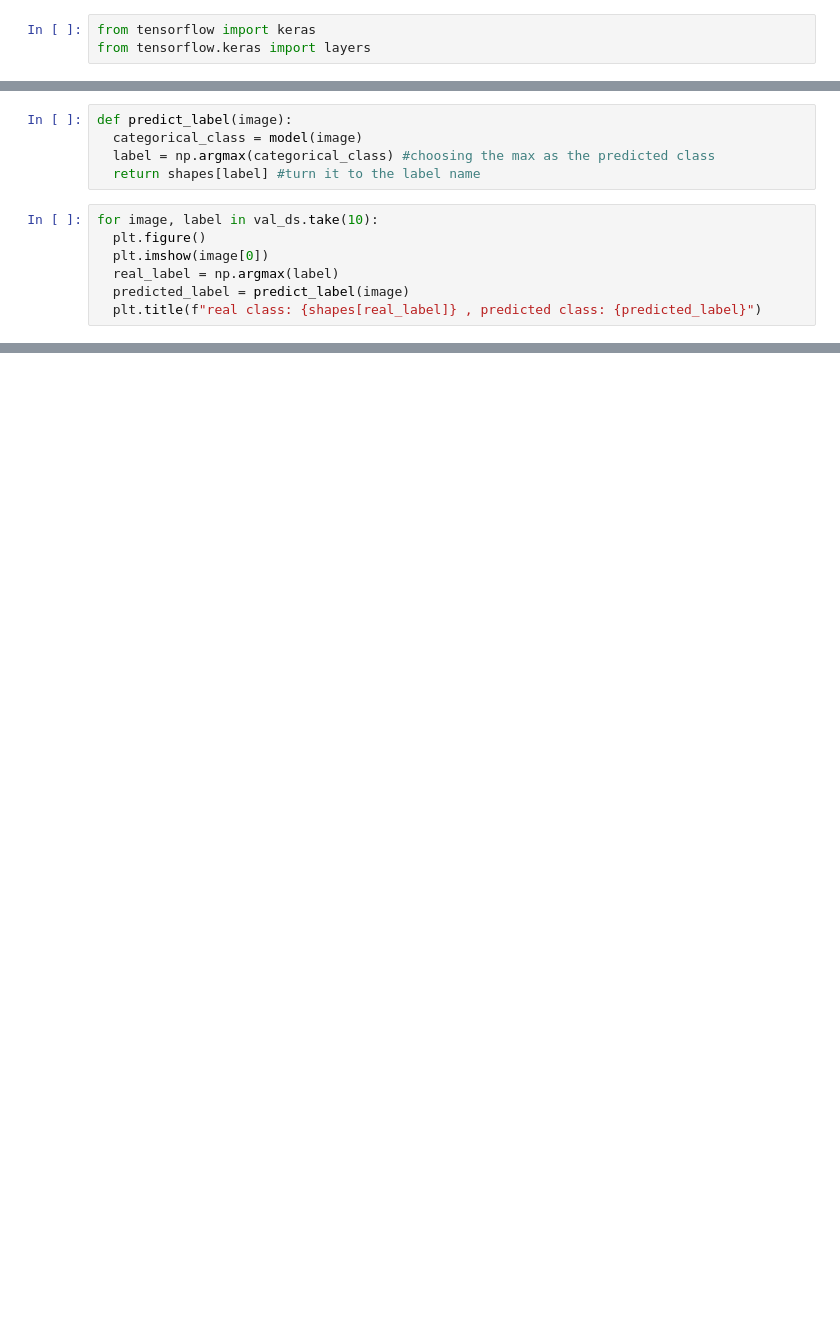
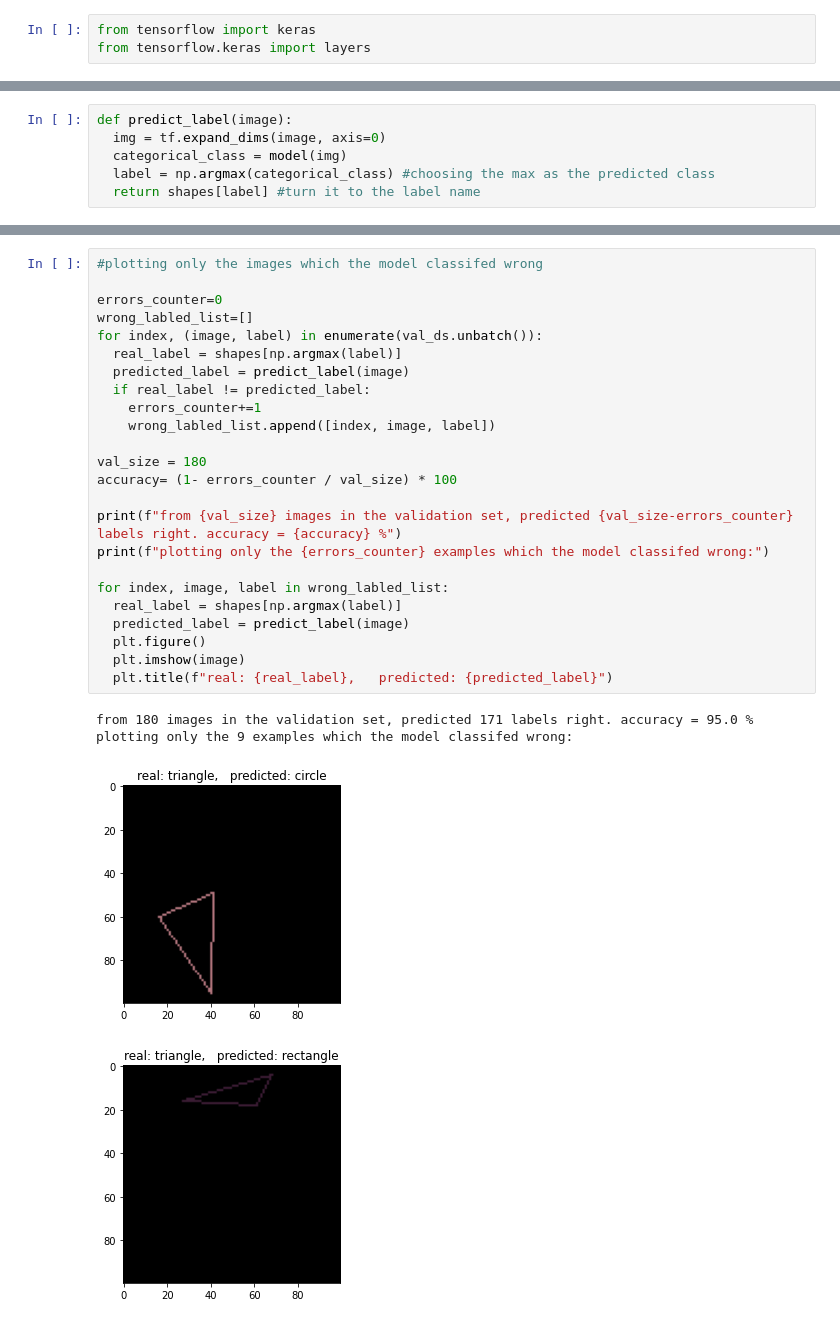
Before and after one commit to ilanb1/DSP-IP, a Jupyter notebook: drawing.ipynb, the cells around one changed output, grey strips where cells are left out. Drawn from its saved outputs; the diff is of its cells as text; blank space fills up the shorter version.

```diff
--- a/drawing.ipynb
+++ b/drawing.ipynb
@@ -334,12 +347,6 @@ history_frame.loc[:, ['categorical_accuracy', 'val_categorical_accuracy']].plot(
 # %%
 def predict_label(image):
-  categorical_class = model(image)
+  img = tf.expand_dims(image, axis=0)
+  categorical_class = model(img)
   label = np.argmax(categorical_class) #choosing the max as the predicted class
   return shapes[label] #turn it to the label name
-# %%
-for image, label in val_ds.take(10):
-  plt.figure()
-  plt.imshow(image[0])
-  real_label = np.argmax(label)
-  predicted_label = predict_label(image)
-  plt.title(f"real class: {shapes[real_label]} , predicted class: {predicted_label}")
@@ -356,0 +353,29 @@ for image, label in val_ds.take(10):
+# %%
+#plotting only the images which the model classifed wrong
+
+errors_counter=0
+wrong_labled_list=[]
+for index, (image, label) in enumerate(val_ds.unbatch()):
+  real_label = shapes[np.argmax(label)]
+  predicted_label = predict_label(image)
+  if real_label != predicted_label:
+    errors_counter+=1
+    wrong_labled_list.append([index, image, label])
+
+val_size = 180
+accuracy= (1- errors_counter / val_size) * 100
+
+print(f"from {val_size} images in the validation set, predicted {val_size-errors_counter} labels right. accuracy = {accuracy} %")
+print(f"plotting only the {errors_counter} examples which the model classifed wrong:")
+
+for index, image, label in wrong_labled_list:
+  real_label = shapes[np.argmax(label)]
+  predicted_label = predict_label(image)
+  plt.figure()
+  plt.imshow(image)
+  plt.title(f"real: {real_label},   predicted: {predicted_label}")
+# %% [output]
+from 180 images in the validation set, predicted 171 labels right. accuracy = 95.0 %
+plotting only the 9 examples which the model classifed wrong:
+[figure, added]
+[figure, added]
```
Also changed, not shown: parts of 19 cells of this notebook.
